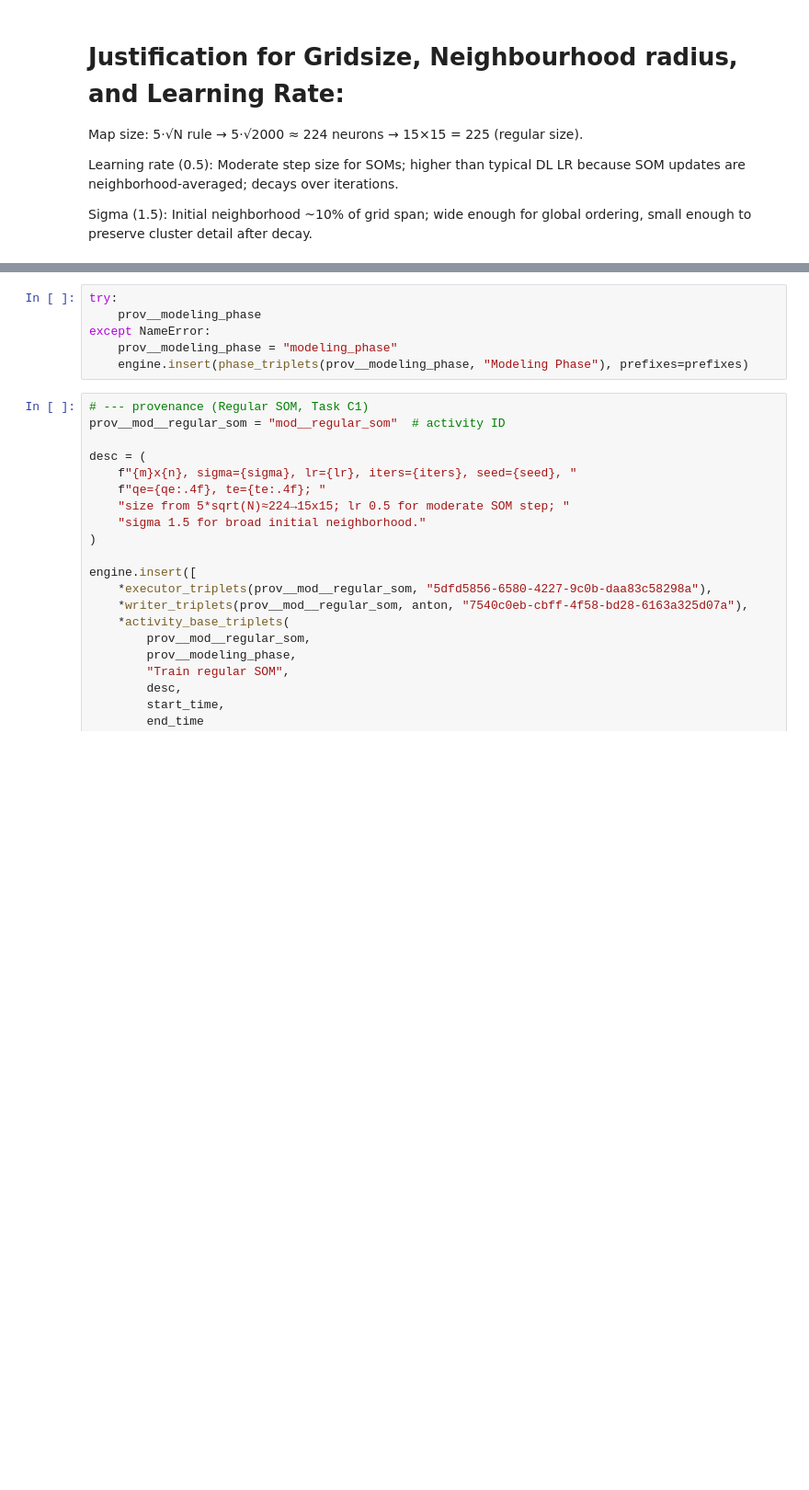
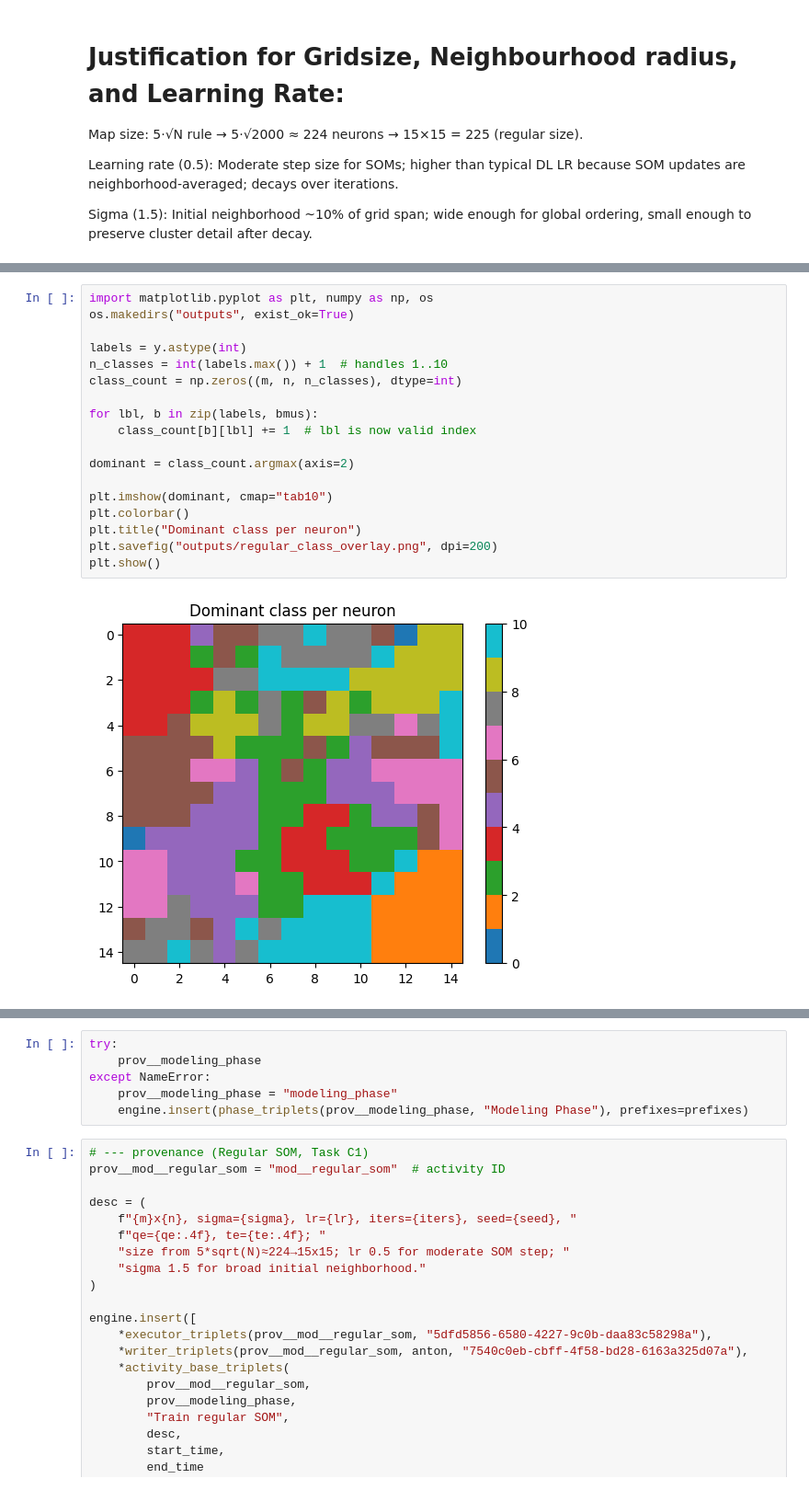
Before and after one commit to Balineisenbart/Group1_SOS, a Jupyter notebook: Assignment3_SOM/provenance_documentation/notebook.ipynb, the cells around one changed output, grey strips where cells are left out. Shown at 92% size. Cells and saved outputs as stored; diff of their text form; blank space fills up the shorter version.

```diff
--- a/Assignment3_SOM/provenance_documentation/notebook.ipynb
+++ b/Assignment3_SOM/provenance_documentation/notebook.ipynb
@@ -687,0 +688,20 @@ Sigma (1.5): Initial neighborhood ~10% of grid span; wide enough for global orde
+# %%
+import matplotlib.pyplot as plt, numpy as np, os
+os.makedirs("outputs", exist_ok=True)
+
+labels = y.astype(int)
+n_classes = int(labels.max()) + 1  # handles 1..10
+class_count = np.zeros((m, n, n_classes), dtype=int)
+
+for lbl, b in zip(labels, bmus):
+    class_count[b][lbl] += 1  # lbl is now valid index
+
+dominant = class_count.argmax(axis=2)
+
+plt.imshow(dominant, cmap="tab10")
+plt.colorbar()
+plt.title("Dominant class per neuron")
+plt.savefig("outputs/regular_class_overlay.png", dpi=200)
+plt.show()
+# %% [output]
+[figure, added]
```
Also changed, not shown: parts of 11 cells of this notebook, 16 other files.
